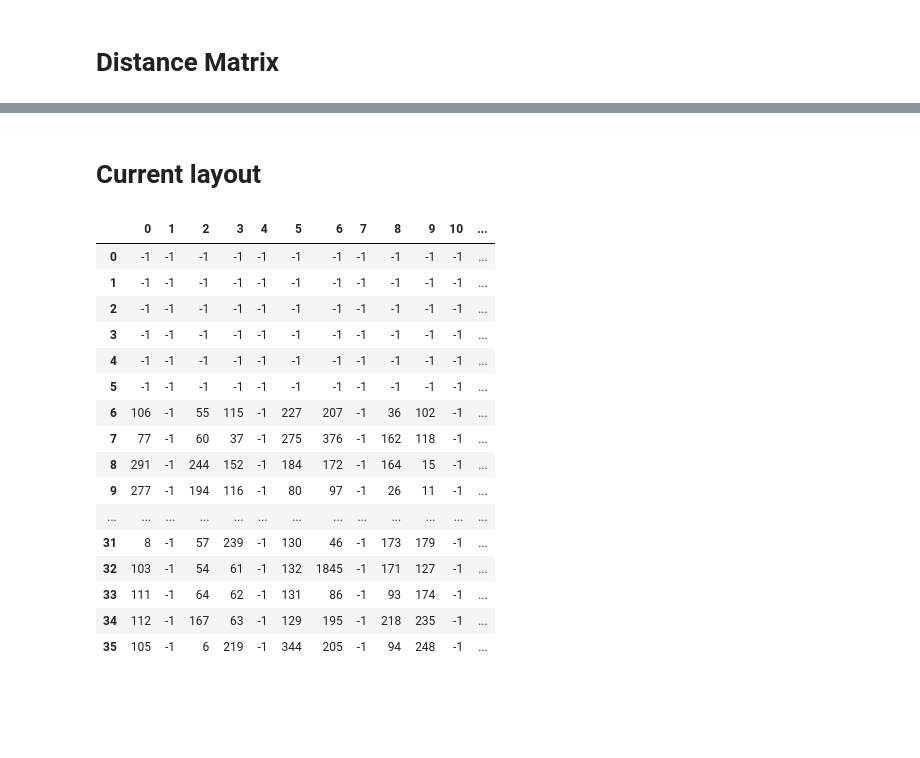
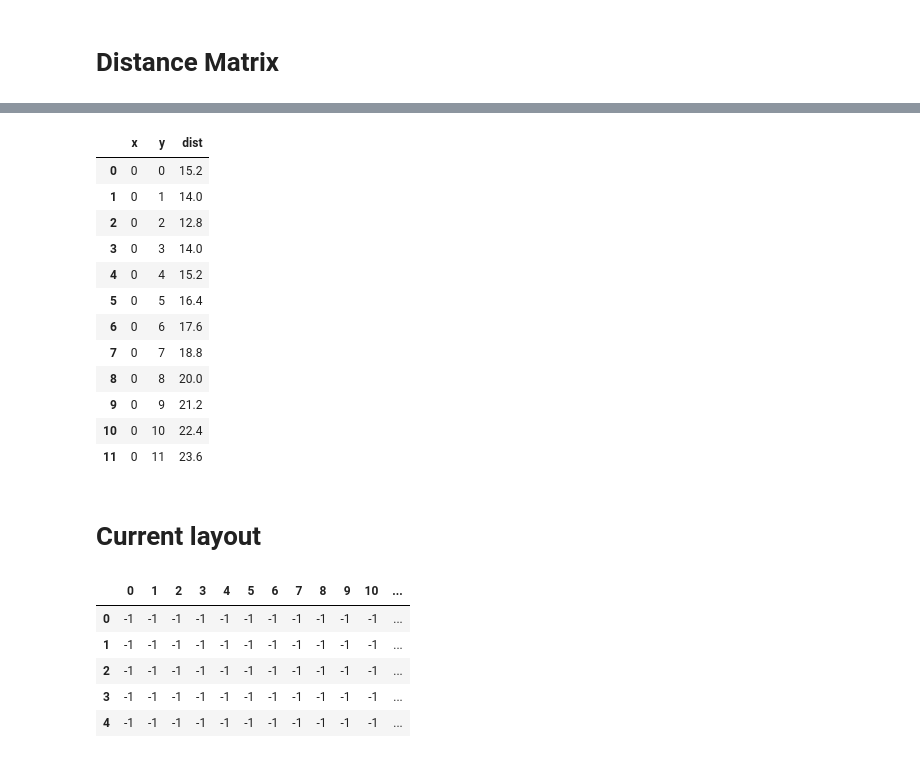
Before and after one commit to KevinLuo41/Layout-Optimizer-ISYE-6202-Project, a Jupyter notebook: Simulator/Simulator.ipynb, the cells around one changed output, grey strips where cells are left out. Saved outputs shown, nothing was run; the diff lists cells and outputs as text; code cells hidden in the pictures; blank space fills up the shorter version.

```diff
--- a/Simulator/Simulator.ipynb
+++ b/Simulator/Simulator.ipynb
@@ -303,23 +315,28 @@ df
+# %%
+dist[dist["x"]==0]
+# %% [output]
+|  | x | y | dist |
+| 0 | 0 | 0 | 15.2 |
+| 1 | 0 | 1 | 14.0 |
+| 2 | 0 | 2 | 12.8 |
+| 3 | 0 | 3 | 14.0 |
+| 4 | 0 | 4 | 15.2 |
+| 5 | 0 | 5 | 16.4 |
+| 6 | 0 | 6 | 17.6 |
+| 7 | 0 | 7 | 18.8 |
+| 8 | 0 | 8 | 20.0 |
+| 9 | 0 | 9 | 21.2 |
+| 10 | 0 | 10 | 22.4 |
+| 11 | 0 | 11 | 23.6 |
 # %% [markdown]
 # Current layout
 # %%
 Clayout = pd.read_excel(data_path+"Current_layout.xlsx",header =None).astype(int)
-Clayout
+Clayout.head()
 # %% [output]
 |  | 0 | 1 | 2 | 3 | 4 | 5 | 6 | 7 | 8 | 9 | 10 | ... |
 | 0 | -1 | -1 | -1 | -1 | -1 | -1 | -1 | -1 | -1 | -1 | -1 | ... |
 | 1 | -1 | -1 | -1 | -1 | -1 | -1 | -1 | -1 | -1 | -1 | -1 | ... |
 | 2 | -1 | -1 | -1 | -1 | -1 | -1 | -1 | -1 | -1 | -1 | -1 | ... |
 | 3 | -1 | -1 | -1 | -1 | -1 | -1 | -1 | -1 | -1 | -1 | -1 | ... |
 | 4 | -1 | -1 | -1 | -1 | -1 | -1 | -1 | -1 | -1 | -1 | -1 | ... |
-| 5 | -1 | -1 | -1 | -1 | -1 | -1 | -1 | -1 | -1 | -1 | -1 | ... |
-| 6 | 106 | -1 | 55 | 115 | -1 | 227 | 207 | -1 | 36 | 102 | -1 | ... |
-| 7 | 77 | -1 | 60 | 37 | -1 | 275 | 376 | -1 | 162 | 118 | -1 | ... |
-| 8 | 291 | -1 | 244 | 152 | -1 | 184 | 172 | -1 | 164 | 15 | -1 | ... |
-| 9 | 277 | -1 | 194 | 116 | -1 | 80 | 97 | -1 | 26 | 11 | -1 | ... |
-| ... | ... | ... | ... | ... | ... | ... | ... | ... | ... | ... | ... | ... |
-| 31 | 8 | -1 | 57 | 239 | -1 | 130 | 46 | -1 | 173 | 179 | -1 | ... |
-| 32 | 103 | -1 | 54 | 61 | -1 | 132 | 1845 | -1 | 171 | 127 | -1 | ... |
-| 33 | 111 | -1 | 64 | 62 | -1 | 131 | 86 | -1 | 93 | 174 | -1 | ... |
-| 34 | 112 | -1 | 167 | 63 | -1 | 129 | 195 | -1 | 218 | 235 | -1 | ... |
-| 35 | 105 | -1 | 6 | 219 | -1 | 344 | 205 | -1 | 94 | 248 | -1 | ... |
```
Also changed, not shown: parts of 20 cells of this notebook, 1 other file.
